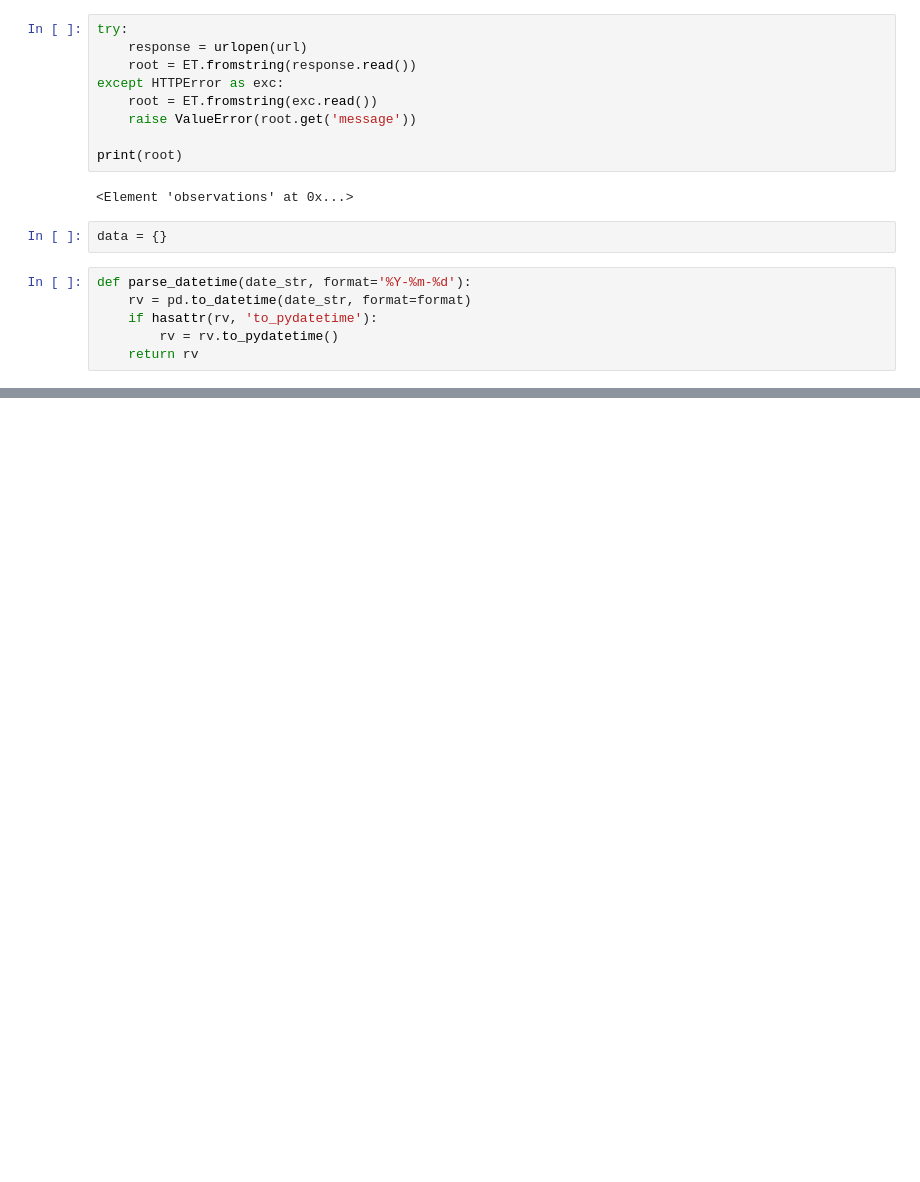
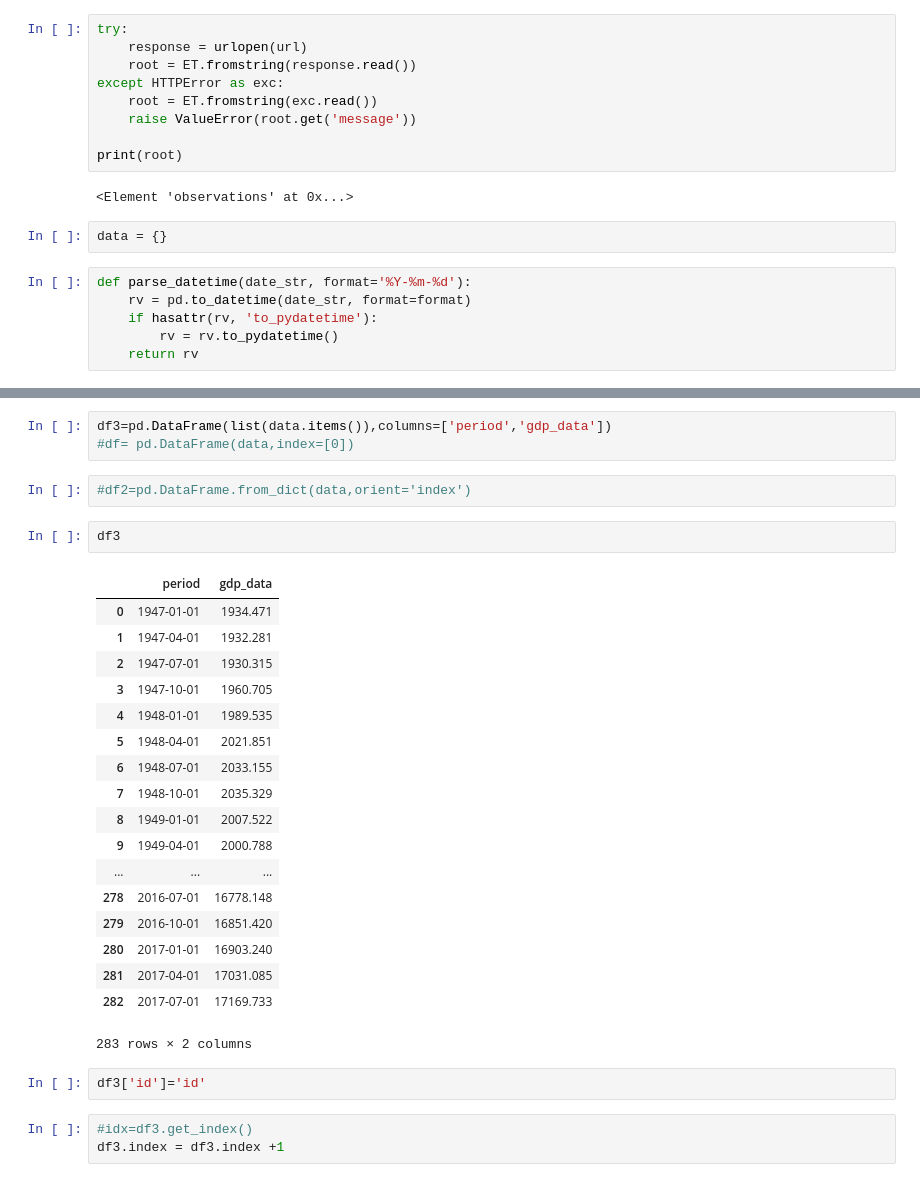
Before and after one commit to pascals-ager/federalreserve-python, a Jupyter notebook: fred requests.ipynb, the cells around one changed output, grey strips where cells are left out. Drawn from its saved outputs; the diff is of its cells as text; blank space fills up the shorter version.

```diff
--- a/fred requests.ipynb
+++ b/fred requests.ipynb
@@ -80,0 +81,31 @@ Length: 283, dtype: float64
+# %%
+df3=pd.DataFrame(list(data.items()),columns=['period','gdp_data'])
+#df= pd.DataFrame(data,index=[0])
+# %%
+#df2=pd.DataFrame.from_dict(data,orient='index')
+# %%
+df3
+# %% [output]
+|  | period | gdp_data |
+| 0 | 1947-01-01 | 1934.471 |
+| 1 | 1947-04-01 | 1932.281 |
+| 2 | 1947-07-01 | 1930.315 |
+| 3 | 1947-10-01 | 1960.705 |
+| 4 | 1948-01-01 | 1989.535 |
+| 5 | 1948-04-01 | 2021.851 |
+| 6 | 1948-07-01 | 2033.155 |
+| 7 | 1948-10-01 | 2035.329 |
+| 8 | 1949-01-01 | 2007.522 |
+| 9 | 1949-04-01 | 2000.788 |
+| ... | ... | ... |
+| 278 | 2016-07-01 | 16778.148 |
+| 279 | 2016-10-01 | 16851.420 |
+| 280 | 2017-01-01 | 16903.240 |
+| 281 | 2017-04-01 | 17031.085 |
+| 282 | 2017-07-01 | 17169.733 |
+283 rows × 2 columns
+# %%
+df3['id']='id'
+# %%
+#idx=df3.get_index()
+df3.index = df3.index +1
```
Also changed, not shown: parts of 10 cells of this notebook, 6 other files.
